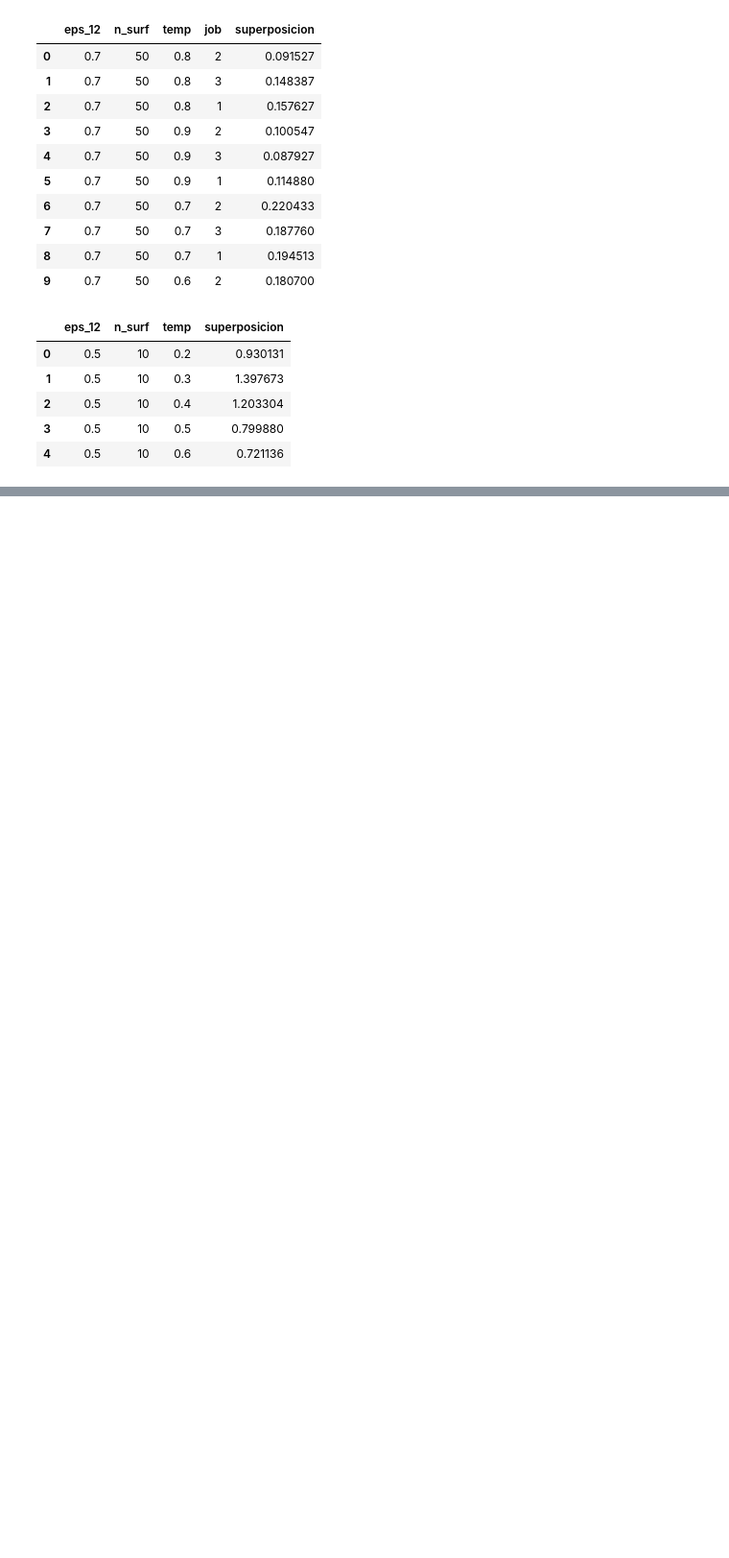
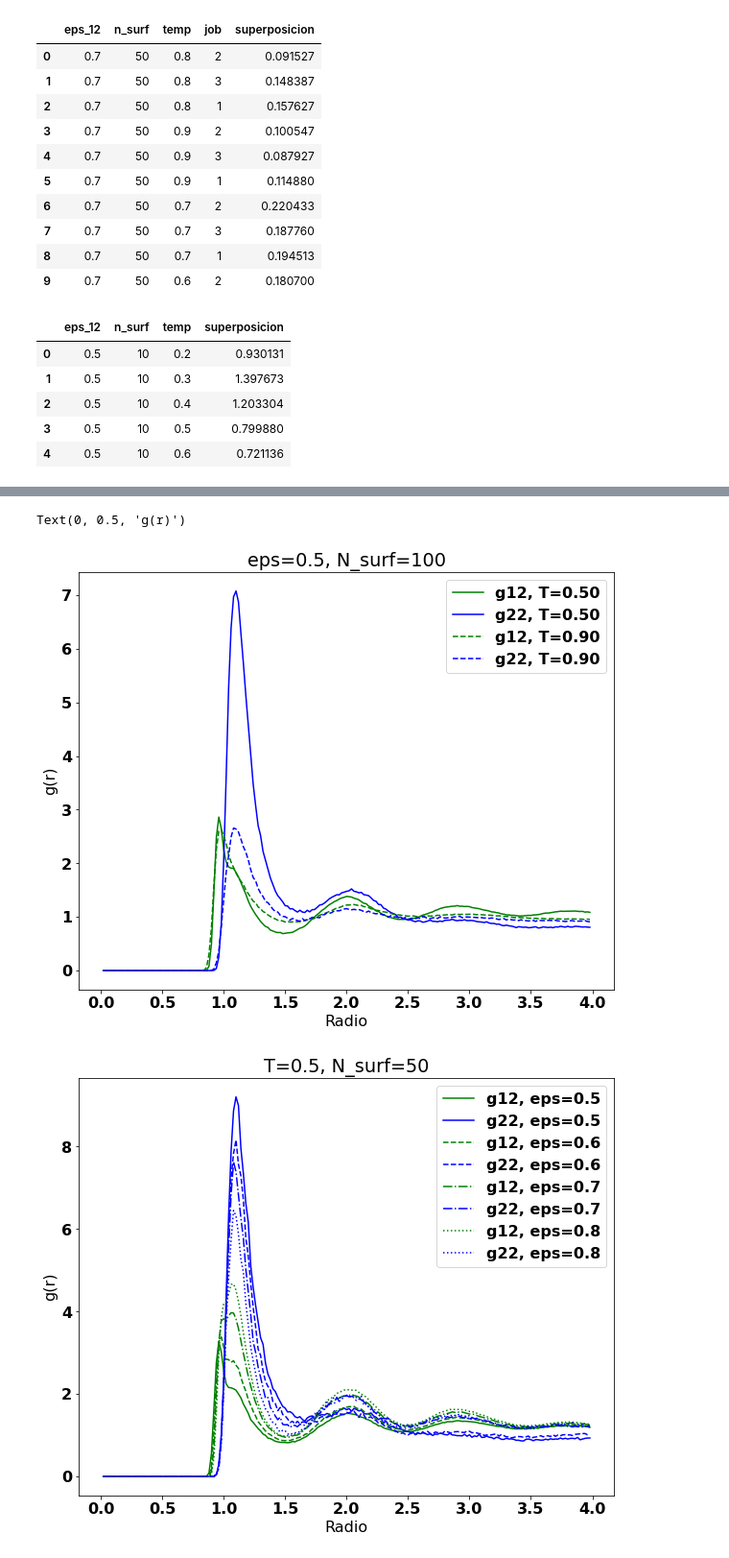
Before and after one commit to sstandre/dinamica_surfactante, a Jupyter notebook: analisis.ipynb, the cells around one changed output, grey strips where cells are left out. Shown: that part at 96% size. Cells and saved outputs as stored; diff of their text form; code cells hidden in the pictures; blank space fills up the shorter version.

```diff
--- a/analisis.ipynb
+++ b/analisis.ipynb
@@ -164,0 +132,43 @@ findfont: Font family ['normal'] not found. Falling back to DejaVu Sans.
+# %%
+
+colors = cycle('rmbcyg')
+temps = ['0.50', '0.90']
+lines = cycle(['-', '--', '-.', ':'])
+
+for T, line in zip(temps, lines):
+    folder = f'data/0.5_eps/100_surf/{T}_temp/04_JOB'
+    r, g11, g12, g21, g22 = np.loadtxt(folder+'/rdf.dat', skiprows=1, unpack=True)
+
+    # plt.plot(r, g11, label='g11', color='r')
+    plt.plot(r, g12, label=f'g12, T={T}', color='g', ls=line)
+    # plt.plot(r, g21, label='g21', color='b')
+    plt.plot(r, g22, label=f'g22, T={T}', color='b', ls=line)
+
+plt.legend()
+plt.title(f'eps=0.5, N_surf=100')
+plt.xlabel("Radio")
+plt.ylabel("g(r)")
+
+
+
+plt.figure()
+epsilons = ['0.5', '0.6','0.7', '0.8']
+lines = cycle(['-', '--', '-.', ':'])
+
+for eps, line in zip(epsilons, lines):
+    folder = f'data/{eps}_eps/050_surf/0.50_temp/04_JOB'
+    r, g11, g12, g21, g22 = np.loadtxt(folder+'/rdf.dat', skiprows=1, unpack=True)
+
+    # plt.plot(r, g11, label='g11', color='r')
+    plt.plot(r, g12, label=f'g12, eps={eps}', color='g', ls=line)
+    # plt.plot(r, g21, label='g21', color='b')
+    plt.plot(r, g22, label=f'g22, eps={eps}', color='b', ls=line)
+
+plt.legend()
+plt.title(f'T=0.5, N_surf=50')
+plt.xlabel("Radio")
+plt.ylabel("g(r)")
+# %% [output]
+Text(0, 0.5, 'g(r)')
+[figure, added]
+[figure, added]
```
Also changed, not shown: parts of 6 cells of this notebook, 15 other files.
